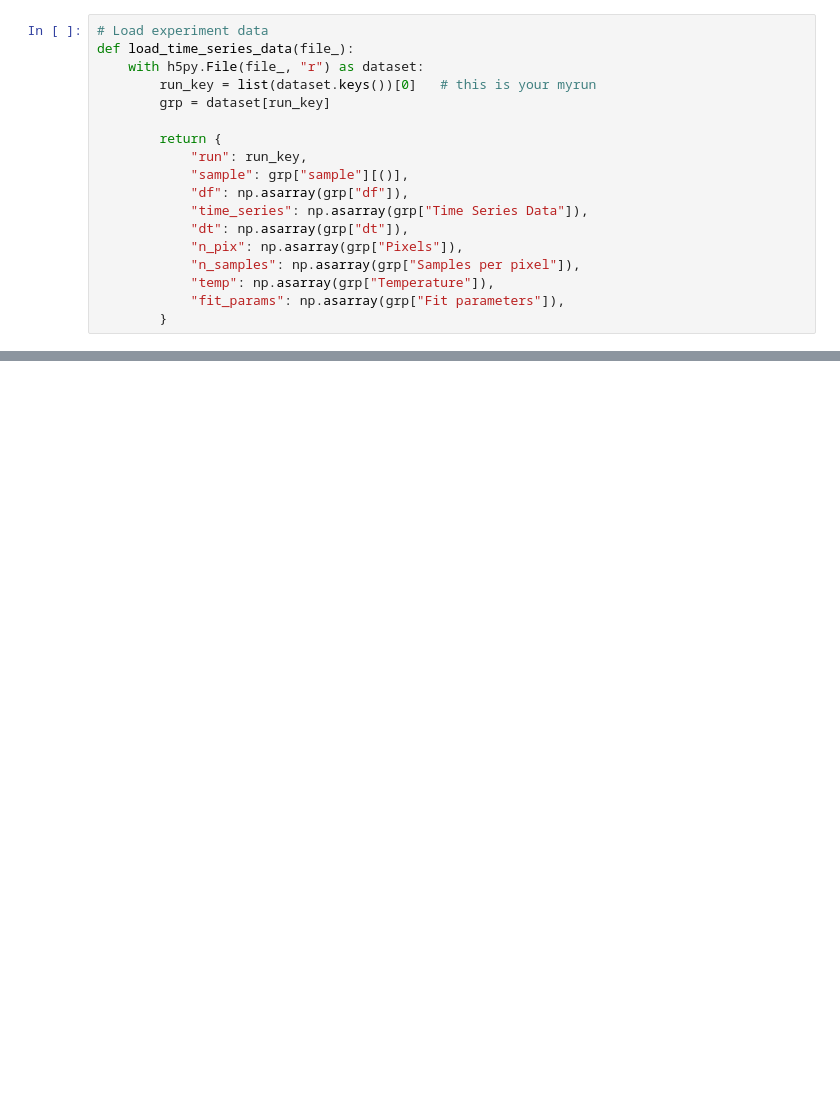
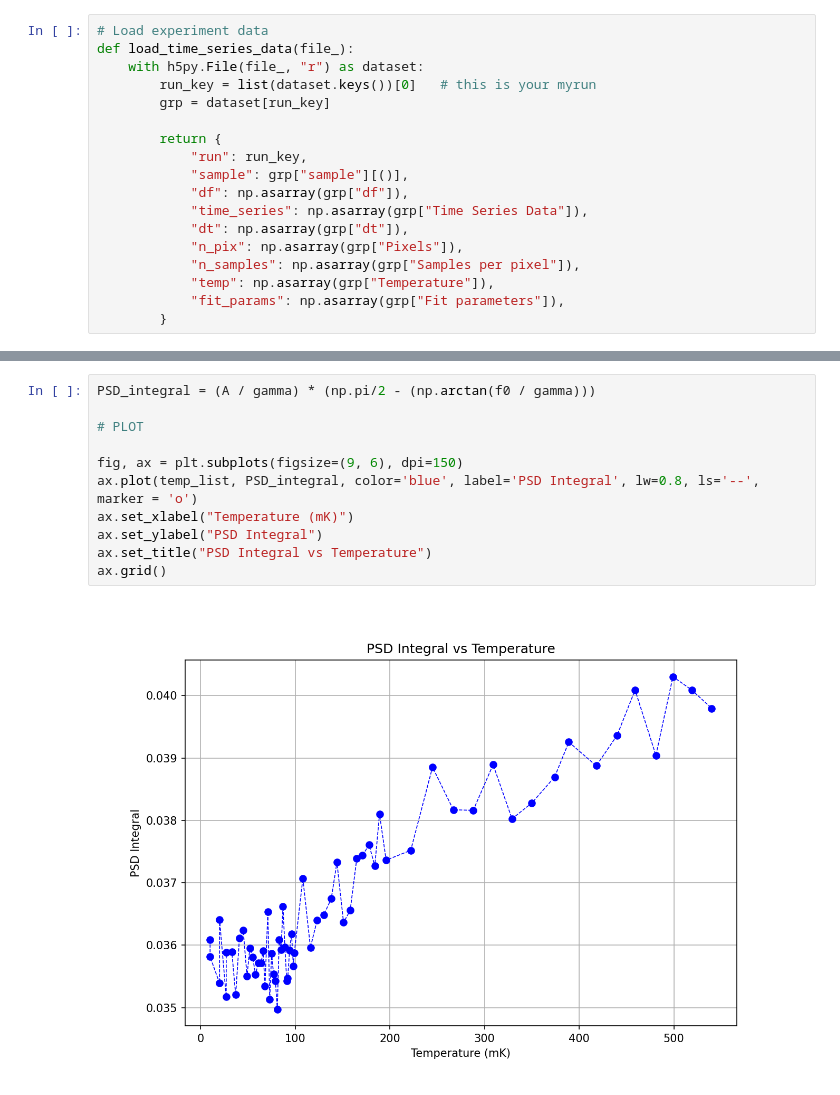
Before and after one commit to jaianandiyer690/Presto-Measurement-Scripts, a Jupyter notebook: Planck/LKIPA-Resonance-Analysis.ipynb, the cells around one changed output, grey strips where cells are left out. Cells and saved outputs as stored; diff of their text form; blank space fills up the shorter version.

```diff
--- a/Planck/LKIPA-Resonance-Analysis.ipynb
+++ b/Planck/LKIPA-Resonance-Analysis.ipynb
@@ -191,0 +139,13 @@ OSError: [Errno 22] Unable to synchronously open file (file read failed: time =
+# %%
+PSD_integral = (A / gamma) * (np.pi/2 - (np.arctan(f0 / gamma)))
+
+# PLOT
+
+fig, ax = plt.subplots(figsize=(9, 6), dpi=150)
+ax.plot(temp_list, PSD_integral, color='blue', label='PSD Integral', lw=0.8, ls='--', marker = 'o')
+ax.set_xlabel("Temperature (mK)")
+ax.set_ylabel("PSD Integral")
+ax.set_title("PSD Integral vs Temperature")
+ax.grid()
+# %% [output]
+[figure, added]
```
Also changed, not shown: parts of 13 cells of this notebook, 6 other files.
